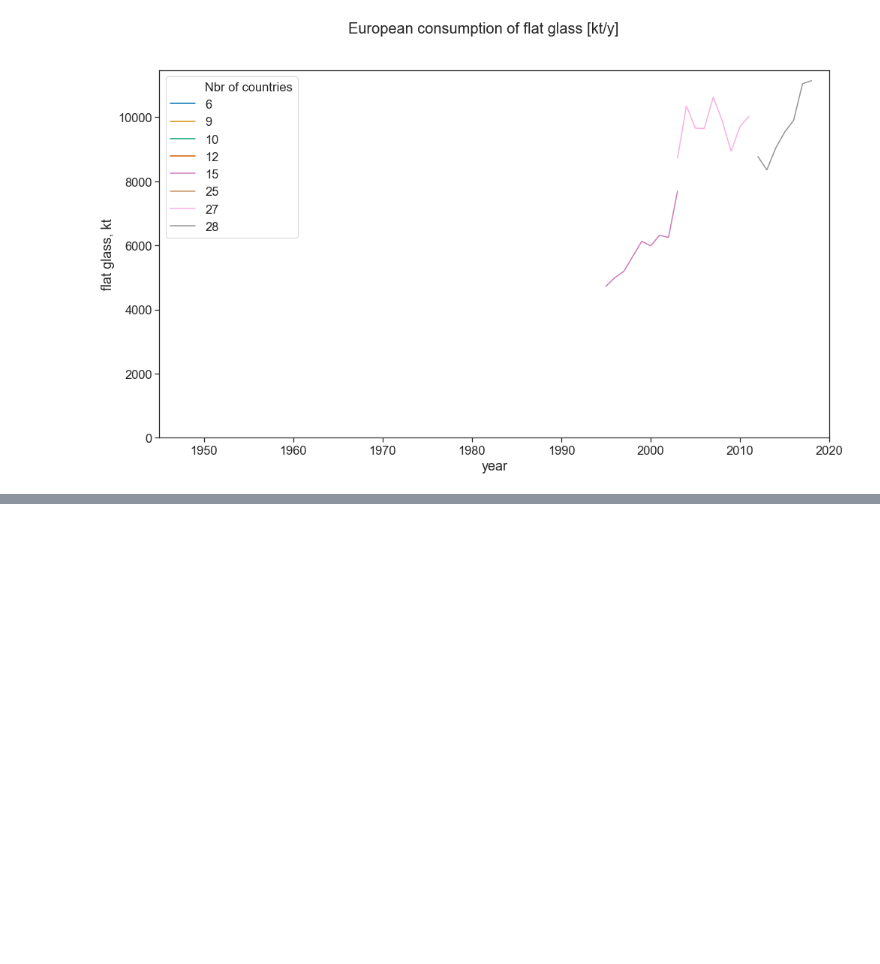
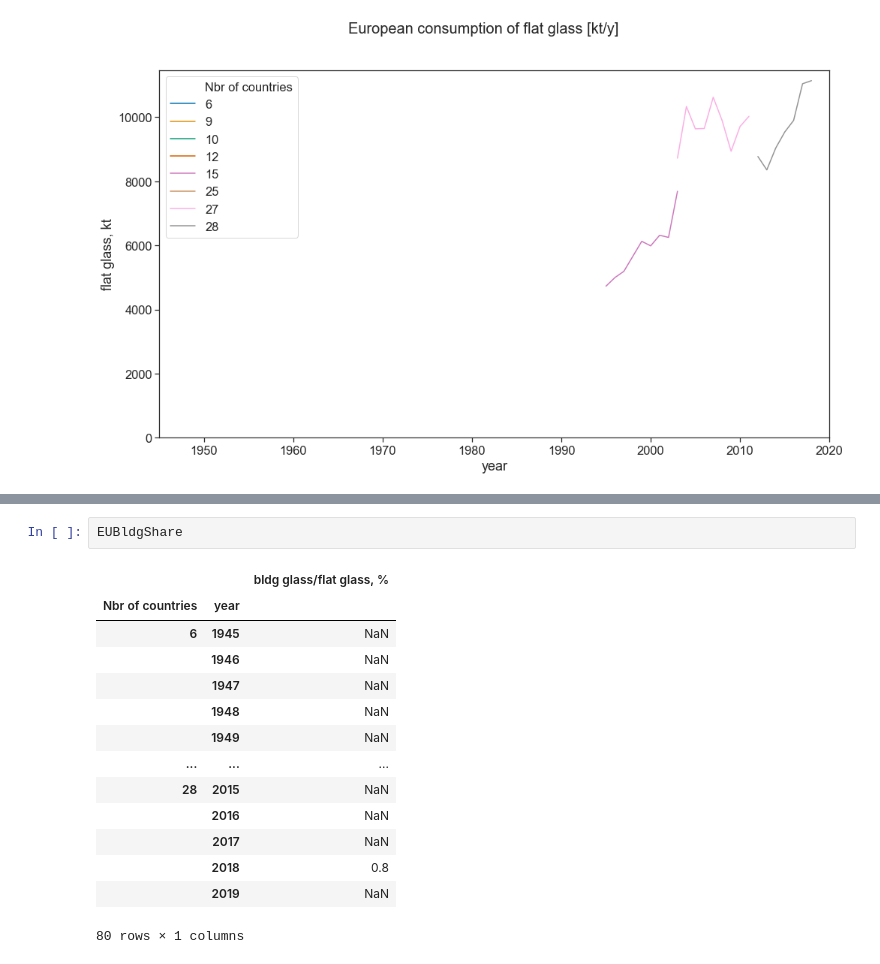
Before and after one commit to JeanSouv/01_MFA_GlassIndustry, a Jupyter notebook: MFA_FlatGlassIndustry.ipynb, the cells around one changed output, grey strips where cells are left out. Drawn from its saved outputs; the diff is of its cells as text; blank space fills up the shorter version.

```diff
--- a/MFA_FlatGlassIndustry.ipynb
+++ b/MFA_FlatGlassIndustry.ipynb
@@ -807,0 +847,17 @@ RatioEU
+# %%
+EUBldgShare
+# %% [output]
+|  |  | bldg glass/flat glass, % |
+| Nbr of countries | year |  |
+| 6 | 1945 | NaN |
+|  | 1946 | NaN |
+|  | 1947 | NaN |
+|  | 1948 | NaN |
+|  | 1949 | NaN |
+| ... | ... | ... |
+| 28 | 2015 | NaN |
+|  | 2016 | NaN |
+|  | 2017 | NaN |
+|  | 2018 | 0.8 |
+|  | 2019 | NaN |
+80 rows × 1 columns
```
Also changed, not shown: parts of 7 cells of this notebook, 1 other file.
